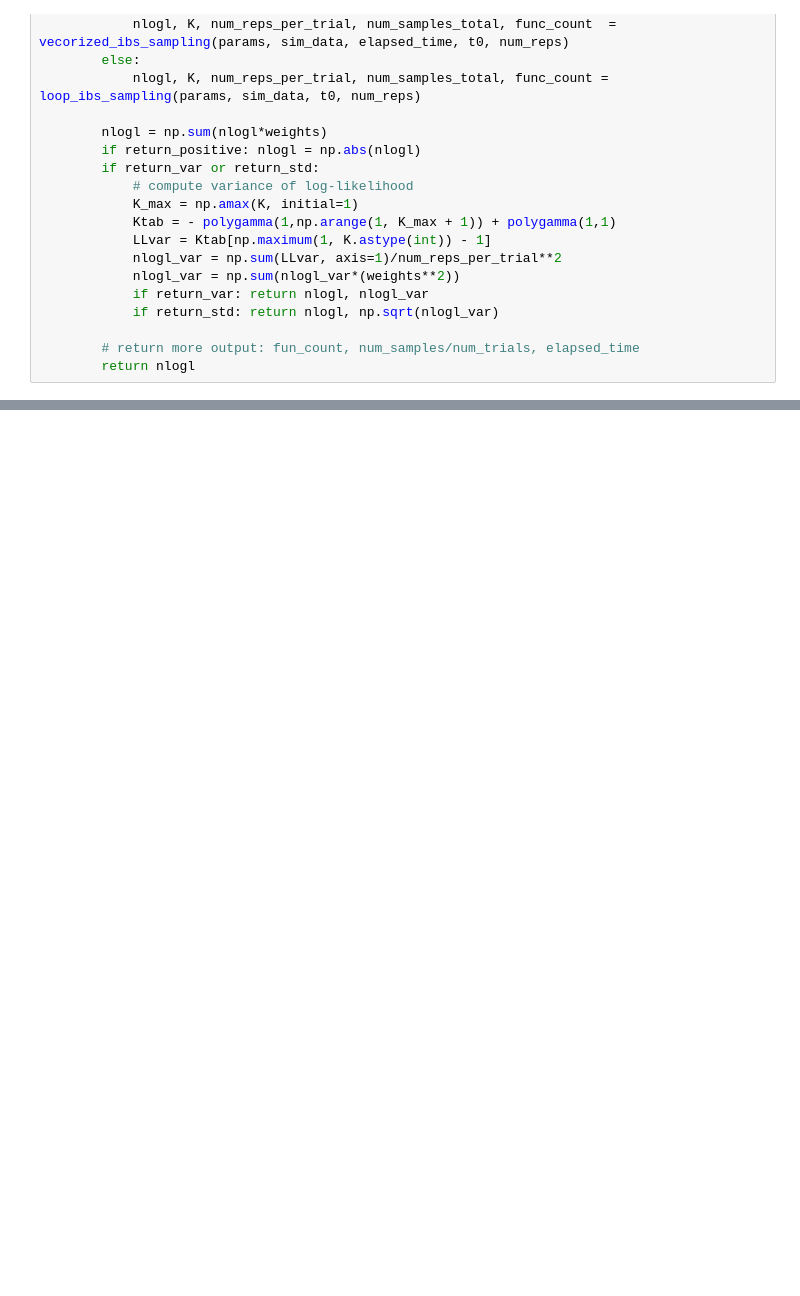
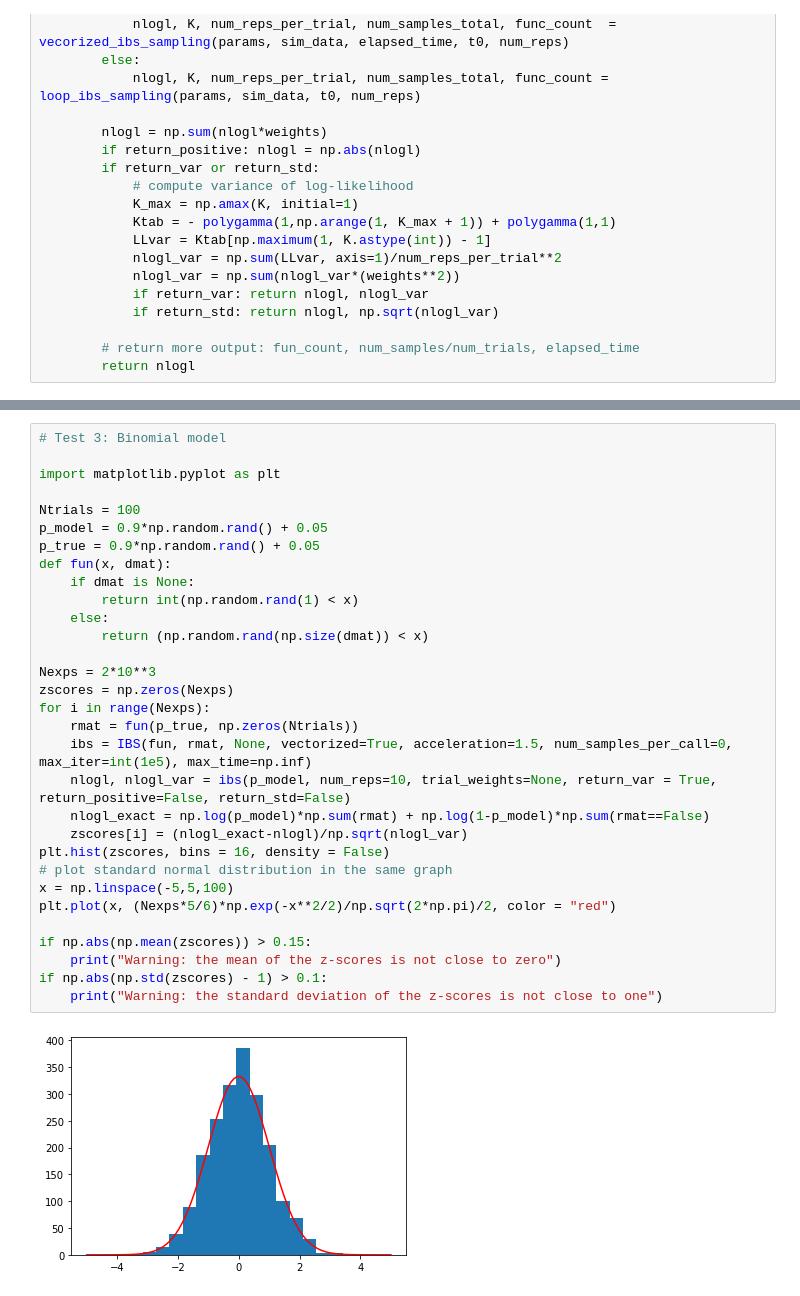
Before and after one commit to acerbilab/pyibs, a Jupyter notebook: ibs_ver1.ipynb, the cells around one changed output, grey strips where cells are left out. Saved outputs shown, nothing was run; the diff lists cells and outputs as text; blank space fills up the shorter version.

```diff
--- a/ibs_ver1.ipynb
+++ b/ibs_ver1.ipynb
@@ -290,0 +461,33 @@ class IBS:
+# %%
+# Test 3: Binomial model
+
+import matplotlib.pyplot as plt
+
+Ntrials = 100
+p_model = 0.9*np.random.rand() + 0.05
+p_true = 0.9*np.random.rand() + 0.05
+def fun(x, dmat):
+    if dmat is None:
+        return int(np.random.rand(1) < x)
+    else:
+        return (np.random.rand(np.size(dmat)) < x)
+
+Nexps = 2*10**3
+zscores = np.zeros(Nexps)
+for i in range(Nexps):
+    rmat = fun(p_true, np.zeros(Ntrials))
+    ibs = IBS(fun, rmat, None, vectorized=True, acceleration=1.5, num_samples_per_call=0, max_iter=int(1e5), max_time=np.inf)
+    nlogl, nlogl_var = ibs(p_model, num_reps=10, trial_weights=None, return_var = True, return_positive=False, return_std=False)
+    nlogl_exact = np.log(p_model)*np.sum(rmat) + np.log(1-p_model)*np.sum(rmat==False)
+    zscores[i] = (nlogl_exact-nlogl)/np.sqrt(nlogl_var)
+plt.hist(zscores, bins = 16, density = False)
+# plot standard normal distribution in the same graph
+x = np.linspace(-5,5,100)
+plt.plot(x, (Nexps*5/6)*np.exp(-x**2/2)/np.sqrt(2*np.pi)/2, color = "red")
+
+if np.abs(np.mean(zscores)) > 0.15:
+    print("Warning: the mean of the z-scores is not close to zero")
+if np.abs(np.std(zscores) - 1) > 0.1:
+    print("Warning: the standard deviation of the z-scores is not close to one")
+# %% [output]
+[figure, added]
```
Also changed, not shown: parts of 4 cells of this notebook.
